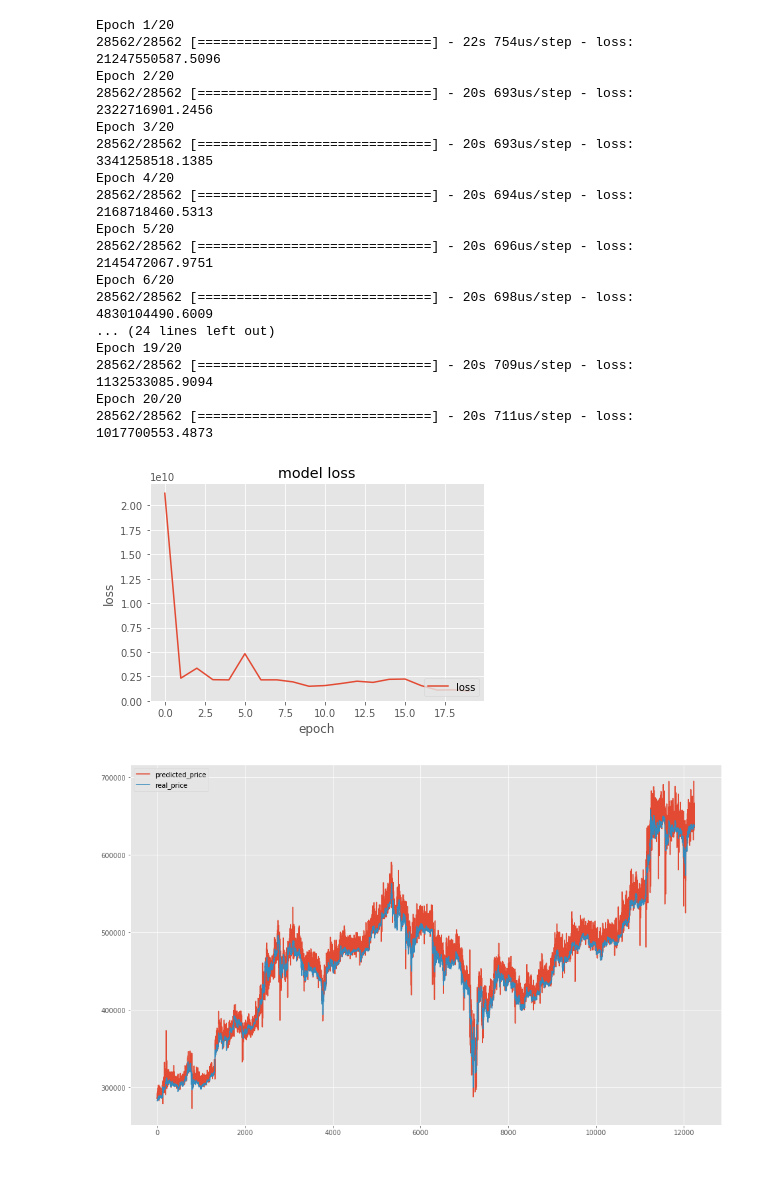
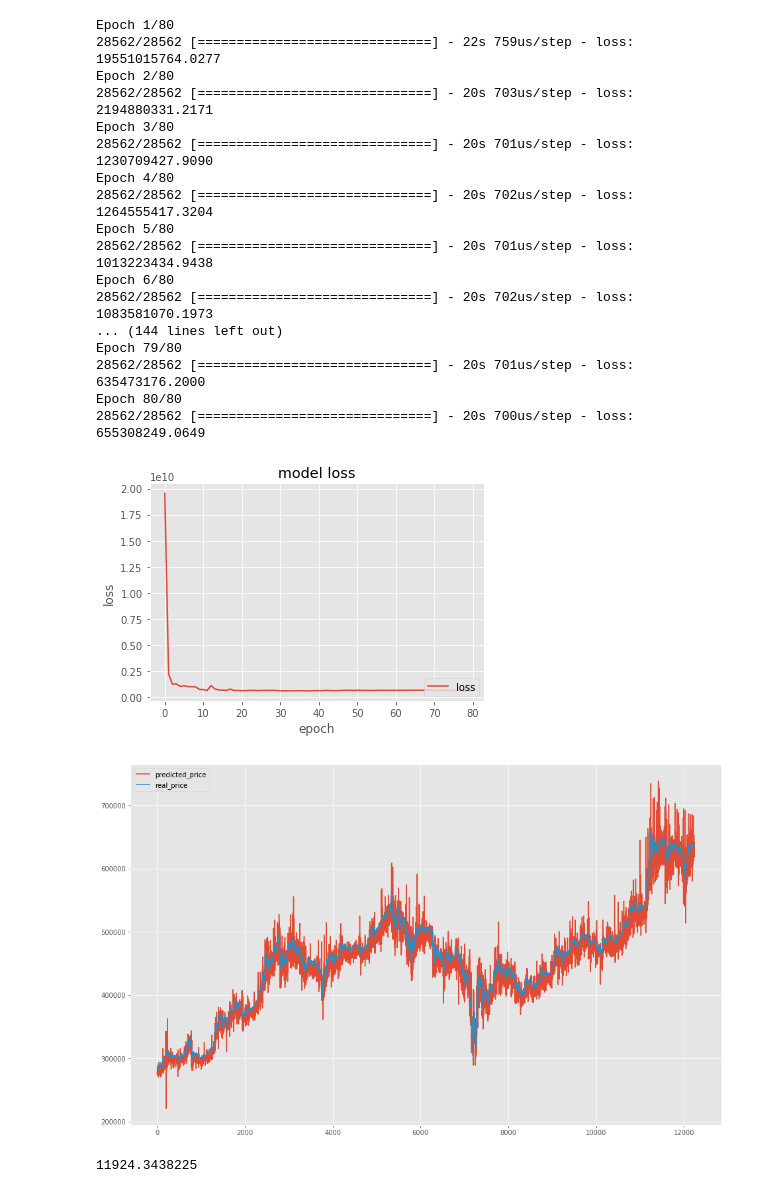
Before and after one commit to Shikugawa/CryptoCurrencyPredictor, a Jupyter notebook: src/train_lstm_price.ipynb, the cells around one changed output. Drawn from its saved outputs; the diff is of its cells as text; code cells hidden in the pictures.

```diff
--- a/src/train_lstm_price.ipynb
+++ b/src/train_lstm_price.ipynb
@@ -136,5 +136,5 @@ y_test = y_test.values
 x_test, y_test = create_data(x_test, y_test, term)
 # -------------------------------------
 
-training(x_train, y_train, x_test, y_test, term, len(options), neurons=128, dropout=0.25, epoch=20)
+training(x_train, y_train, x_test, y_test, term, len(options), neurons=256, dropout=0.25, epoch=80)
 # %% [output]
@@ -141,23 +142,24 @@ training(x_train, y_train, x_test, y_test, term, len(options), neurons=128, drop
 A value is trying to be set on a copy of a slice from a DataFrame.
 Try using .loc[row_indexer,col_indexer] = value instead
 
 See the caveats in the documentation: http://pandas.pydata.org/pandas-docs/stable/indexing.html#indexing-view-versus-copy
-Epoch 1/20
-28562/28562 [==============================] - 22s 754us/step - loss: 21247550587.5096
-Epoch 2/20
-28562/28562 [==============================] - 20s 693us/step - loss: 2322716901.2456
-Epoch 3/20
-28562/28562 [==============================] - 20s 693us/step - loss: 3341258518.1385
-Epoch 4/20
-28562/28562 [==============================] - 20s 694us/step - loss: 2168718460.5313
-Epoch 5/20
-28562/28562 [==============================] - 20s 696us/step - loss: 2145472067.9751
-Epoch 6/20
-28562/28562 [==============================] - 20s 698us/step - loss: 4830104490.6009
-... (24 lines left out)
-Epoch 19/20
-28562/28562 [==============================] - 20s 709us/step - loss: 1132533085.9094
-Epoch 20/20
-28562/28562 [==============================] - 20s 711us/step - loss: 1017700553.4873
+Epoch 1/80
+28562/28562 [==============================] - 22s 759us/step - loss: 19551015764.0277
+Epoch 2/80
+28562/28562 [==============================] - 20s 703us/step - loss: 2194880331.2171
+Epoch 3/80
+28562/28562 [==============================] - 20s 701us/step - loss: 1230709427.9090
+Epoch 4/80
+28562/28562 [==============================] - 20s 702us/step - loss: 1264555417.3204
+Epoch 5/80
+28562/28562 [==============================] - 20s 701us/step - loss: 1013223434.9438
+Epoch 6/80
+28562/28562 [==============================] - 20s 702us/step - loss: 1083581070.1973
+... (144 lines left out)
+Epoch 79/80
+28562/28562 [==============================] - 20s 701us/step - loss: 635473176.2000
+Epoch 80/80
+28562/28562 [==============================] - 20s 700us/step - loss: 655308249.0649
-[figure, old version]
+[figure, new version]
-[figure, old version]
+[figure, new version]
+11924.3438225
```
Also changed, not shown: parts of 1 cell of this notebook, 1 other file.
